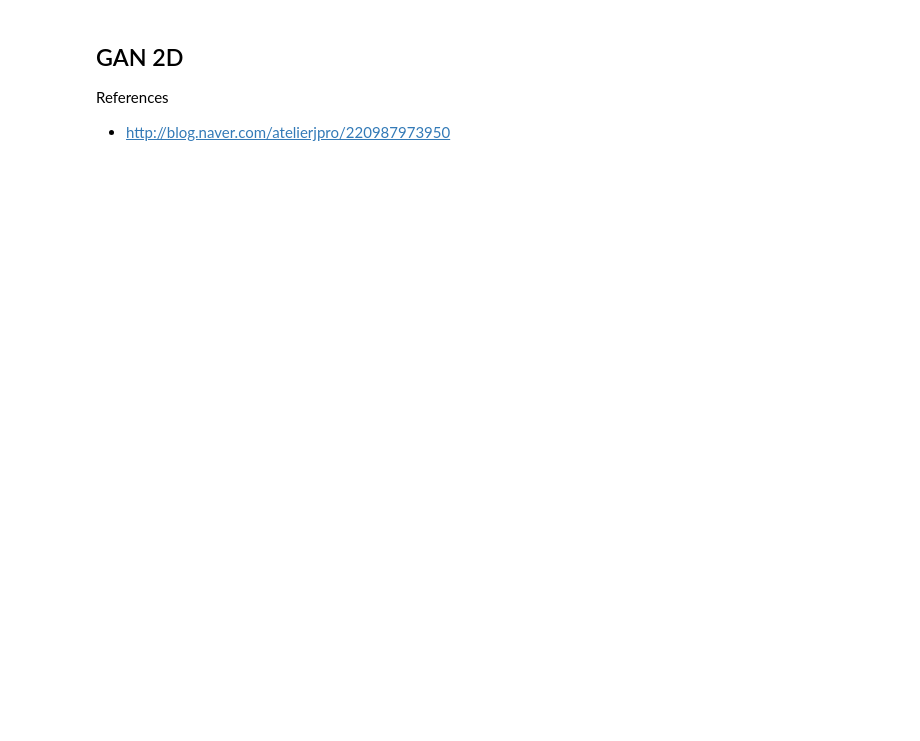
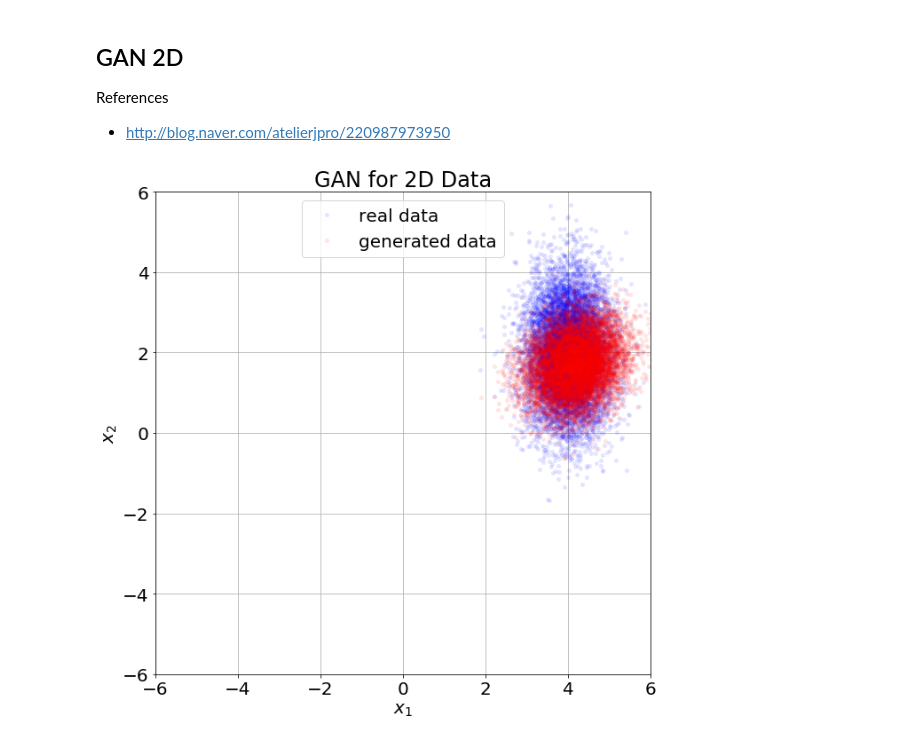
Before and after one commit to ryuseonghan/DL-Study, a Jupyter notebook: gan2d.ipynb, the cells around one changed output. Cells and saved outputs as stored; diff of their text form; code cells hidden in the pictures; blank space fills up the shorter version.

```diff
--- a/gan2d.ipynb
+++ b/gan2d.ipynb
@@ -91,22 +91,27 @@ def plot_data(x_real, x_fake, path=None):
 # %%
 tf.reset_default_graph()
 
 with tf.Session() as sess:
     gan = GAN(dim_z=2*8, dim_x=2)
 
     sess.run(tf.global_variables_initializer())
     sess.run(tf.local_variables_initializer())
 
     # Train both D and G
     MB_SIZE = 1
-    NUM_ITER = 10001
+    NUM_ITER = 100001
     num_img = 1
     for iter in xrange(NUM_ITER):
         x_mb = x_real[[random.randint(a=0, b=x_real.shape[0]-1) for _ in range(MB_SIZE)]]
         lr = 0.01 * (1 - float(iter) / NUM_ITER)
         gan.train(sess, x_mb, lr)
 
-        if iter % 100 == 0:
+#         if iter % 1000 == 0:
+#             x_fake = gan.generate_data(sess, NUM_DATA)
+#             plot_data(x_real, x_fake, 'plot_gan2d_circle/%d.png'%num_img)
+#             num_img += 1
+        if iter == (NUM_ITER-1):
             x_fake = gan.generate_data(sess, NUM_DATA)
-            plot_data(x_real, x_fake, 'plot_gan2d_circle/%d.png'%num_img)
-            num_img += 1
+            plot_data(x_real, x_fake)
+# %% [output]
+[figure, added]
```
Also changed, not shown: 1 other file.
